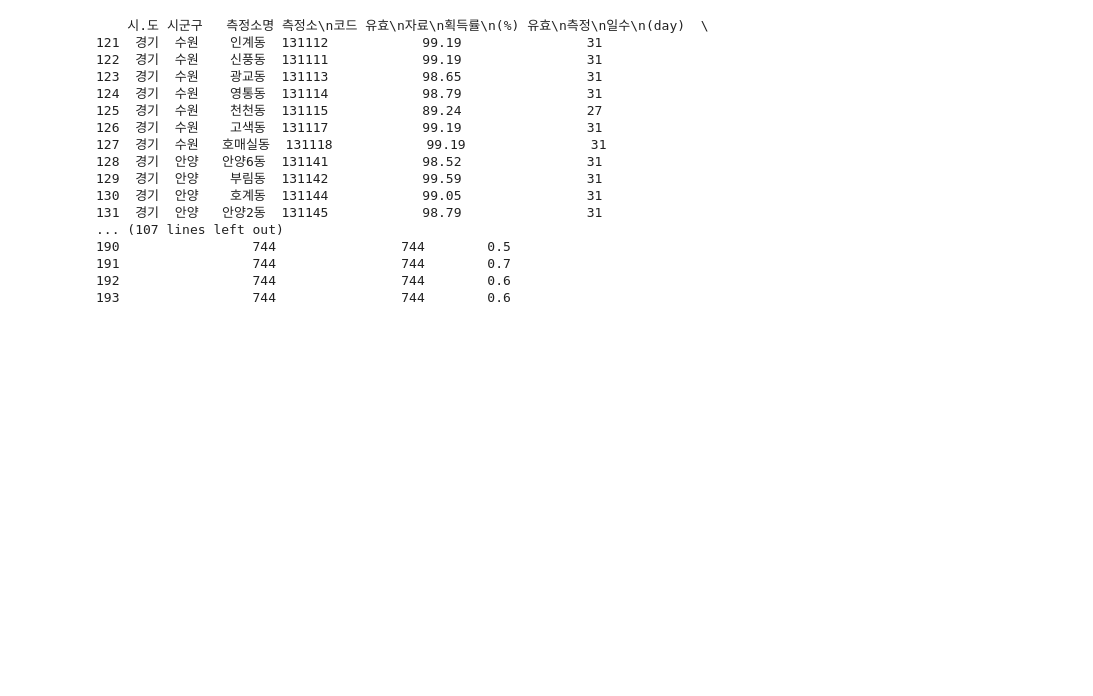
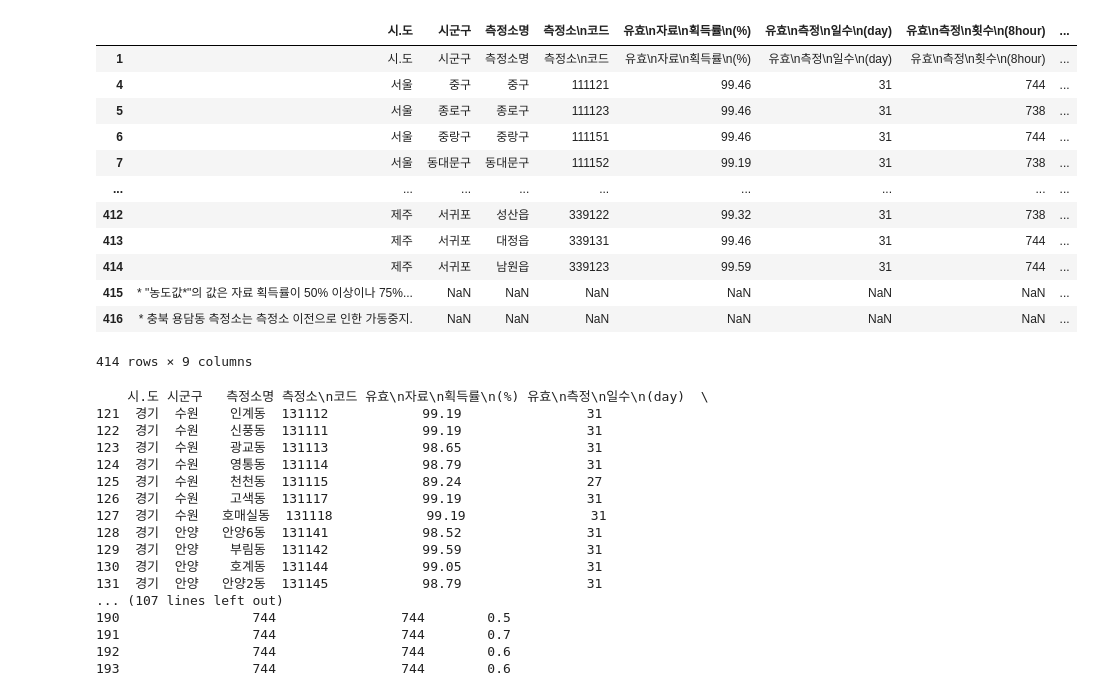
Before and after one commit to Datacontest2021/data_4, a Jupyter notebook: 20_01_CO오염도.ipynb, the cells around one changed output. Drawn from its saved outputs; the diff is of its cells as text; code cells hidden in the pictures; blank space fills up the shorter version.

```diff
--- a/20_01_CO오염도.ipynb
+++ b/20_01_CO오염도.ipynb
@@ -1,22 +1,35 @@
 # %%
 import pandas as pd
 
 pd.options.display.float_format = '{:.5f}'.format #e 나오는거 싫어서 바꿈
 
 df = pd.read_excel('../2020/20년도_1월_CO오염도.xlsx')
 df = df.drop([0,2,3])
 df = df.iloc[:, 0:9]
 df = df.rename(columns=df.iloc[0])
 df = df.drop([1])
-df = df.drop([415, 416])
 df_seoul = df[df['시.도'] == '서울']
 df_gg = df[df['시.도'] == '경기']
 df_incheon = df[df['시.도'] == '인천']
 df_daegu = df[df['시.도'] == '대구']
 
-df_merge1 = df_seoul.append(df_incheon)
-df_merge2 = df_gg.append(df_daegu)
-df = df_merge1.append(df_merge2)
+# df_merge1 = df_seoul.append(df_incheon)
+# df_merge2 = df_gg.append(df_daegu)
+# df = df_merge1.append(df_merge2)
+# %% [output]
+|  | 시.도 | 시군구 | 측정소명 | 측정소\n코드 | 유효\n자료\n획득률\n(%) | 유효\n측정\n일수\n(day) | 유효\n측정\n횟수\n(8hour) | ... |
+| 1 | 시.도 | 시군구 | 측정소명 | 측정소\n코드 | 유효\n자료\n획득률\n(%) | 유효\n측정\n일수\n(day) | 유효\n측정\n횟수\n(8hour) | ... |
+| 4 | 서울 | 중구 | 중구 | 111121 | 99.46 | 31 | 744 | ... |
+| 5 | 서울 | 종로구 | 종로구 | 111123 | 99.46 | 31 | 738 | ... |
+| 6 | 서울 | 중랑구 | 중랑구 | 111151 | 99.46 | 31 | 744 | ... |
+| 7 | 서울 | 동대문구 | 동대문구 | 111152 | 99.19 | 31 | 738 | ... |
+| ... | ... | ... | ... | ... | ... | ... | ... | ... |
+| 412 | 제주 | 서귀포 | 성산읍 | 339122 | 99.32 | 31 | 738 | ... |
+| 413 | 제주 | 서귀포 | 대정읍 | 339131 | 99.46 | 31 | 744 | ... |
+| 414 | 제주 | 서귀포 | 남원읍 | 339123 | 99.59 | 31 | 744 | ... |
+| 415 | * "농도값*"의 값은 자료 획득률이 50% 이상이나 75%... | NaN | NaN | NaN | NaN | NaN | NaN | ... |
+| 416 | * 충북 용담동 측정소는 측정소 이전으로 인한 가동중지. | NaN | NaN | NaN | NaN | NaN | NaN | ... |
+414 rows × 9 columns
 # %%
 df_gg_south = df_gg[(df_gg['시군구'] == '수원') | (df_gg['시군구'] == '안양') | (df_gg['시군구'] == '성남') | (df_gg['시군구'] == '광명') |
                    (df_gg['시군구'] == '안산') | (df_gg['시군구'] == '평택') | (df_gg['시군구'] == '과천') | (df_gg['시군구'] == '의왕') |
```
Also changed, not shown: 26 other files.
